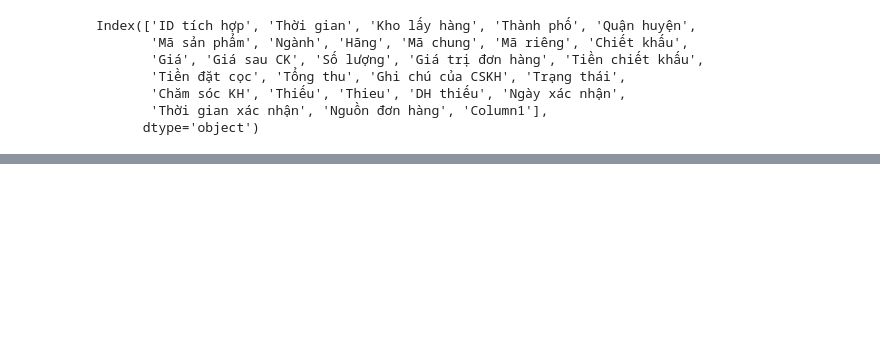
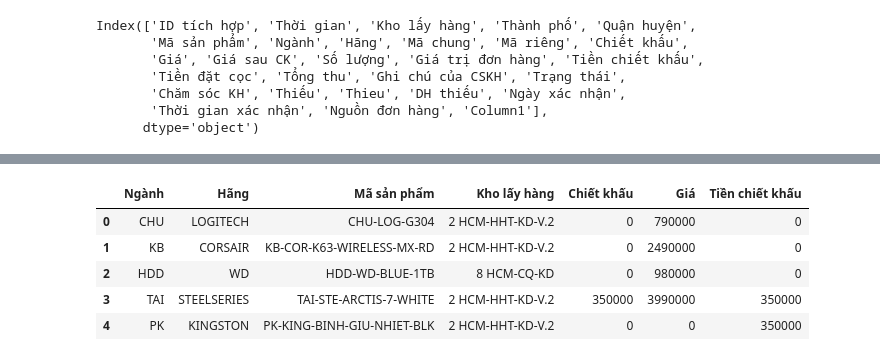
Before and after one commit to Linh-Thai/learningda, a Jupyter notebook: data/Pandas GEARVN.ipynb, the cells around one changed output, grey strips where cells are left out. Saved outputs shown, nothing was run; the diff lists cells and outputs as text; code cells hidden in the pictures; blank space fills up the shorter version.

```diff
--- a/data/Pandas GEARVN.ipynb
+++ b/data/Pandas GEARVN.ipynb
@@ -127,0 +176,26 @@ display(pdf_prod.head())
+# %%
+pdf_prod["Chiết khấu"] = (
+    pdf_prod["Chiết khấu"].str.replace(",", "")
+    .fillna(0.0)
+    .astype(int)
+)
+
+pdf_prod["Tiền chiết khấu"] = (
+    pdf_prod["Tiền chiết khấu"].str.replace(",", "")
+    .fillna(0.0)
+    .astype(int)
+)
+pdf_prod["Giá"] = (
+    pdf_prod["Giá"].str.replace(",", "").replace(" -   ", "0")
+
+    .fillna(0.0)
+    .astype(int)
+)
+display(pdf_prod.head())
+# %% [output]
+|  | Ngành | Hãng | Mã sản phẩm | Kho lấy hàng | Chiết khấu | Giá | Tiền chiết khấu |
+| 0 | CHU | LOGITECH | CHU-LOG-G304 | 2 HCM-HHT-KD-V.2 | 0 | 790000 | 0 |
+| 1 | KB | CORSAIR | KB-COR-K63-WIRELESS-MX-RD | 2 HCM-HHT-KD-V.2 | 0 | 2490000 | 0 |
+| 2 | HDD | WD | HDD-WD-BLUE-1TB | 8 HCM-CQ-KD | 0 | 980000 | 0 |
+| 3 | TAI | STEELSERIES | TAI-STE-ARCTIS-7-WHITE | 2 HCM-HHT-KD-V.2 | 350000 | 3990000 | 350000 |
+| 4 | PK | KINGSTON | PK-KING-BINH-GIU-NHIET-BLK | 2 HCM-HHT-KD-V.2 | 0 | 0 | 350000 |
```
Also changed, not shown: parts of 23 cells of this notebook, 1 other file.
